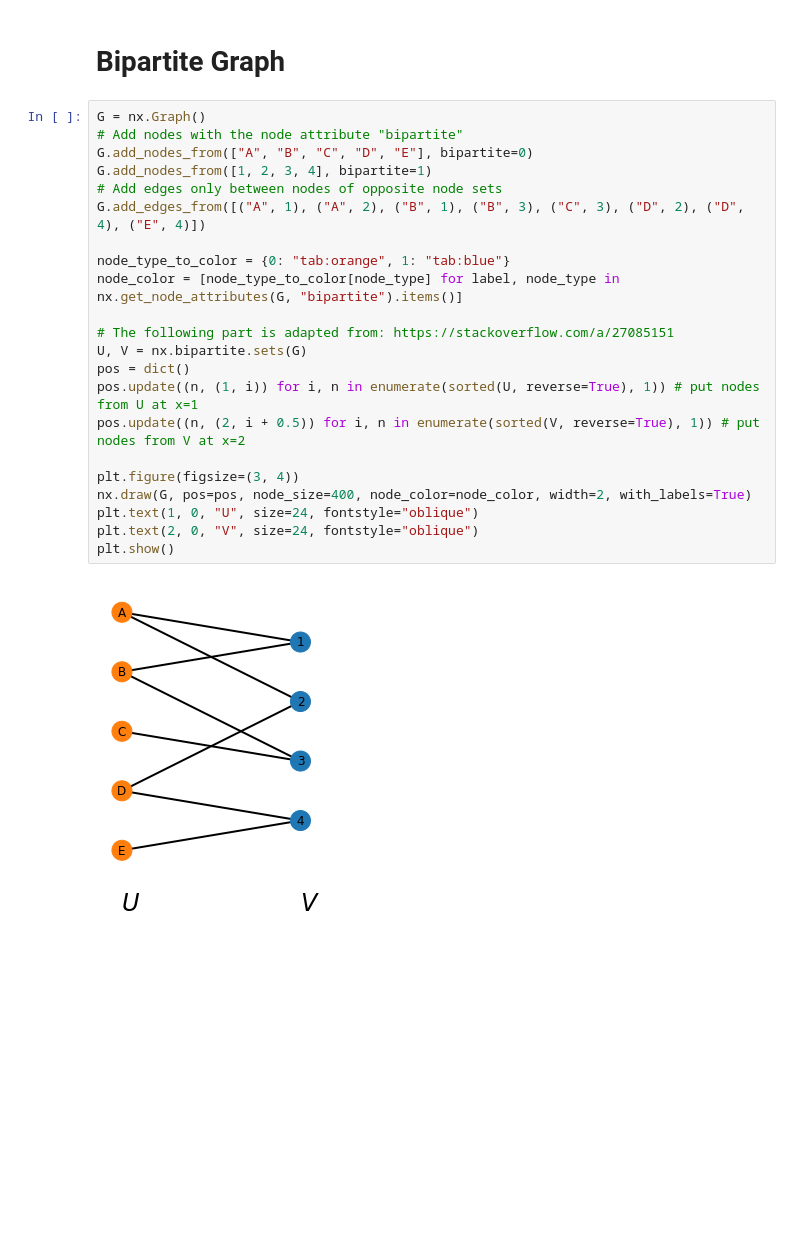
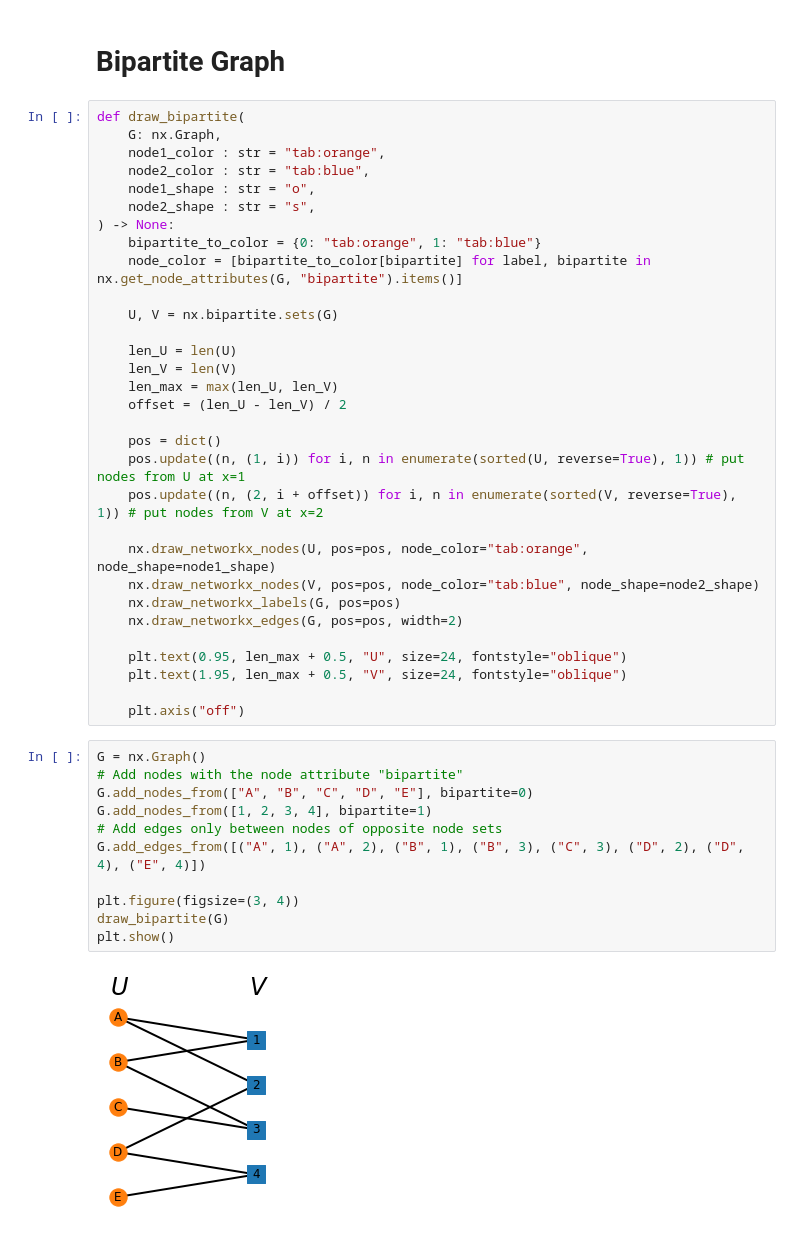
Before and after one commit to mnslarcher/cs224w-slides-to-code, a Jupyter notebook: notebooks/01_introduction_machine_learning_for_graphs.ipynb, the cells around one changed output. Saved outputs shown, nothing was run; the diff lists cells and outputs as text; blank space fills up the shorter version.

Commit message:
Add draw bipartite

```diff
--- a/notebooks/01_introduction_machine_learning_for_graphs.ipynb
+++ b/notebooks/01_introduction_machine_learning_for_graphs.ipynb
@@ -170,26 +170,46 @@ Avg. degree: 1.14
 # %% [markdown]
 # Bipartite Graph
 # %%
-G = nx.Graph()
-# Add nodes with the node attribute "bipartite"
-G.add_nodes_from(["A", "B", "C", "D", "E"], bipartite=0)
-G.add_nodes_from([1, 2, 3, 4], bipartite=1)
-# Add edges only between nodes of opposite node sets
-G.add_edges_from([("A", 1), ("A", 2), ("B", 1), ("B", 3), ("C", 3), ("D", 2), ("D", 4), ("E", 4)])
+def draw_bipartite(
+    G: nx.Graph,
+    node1_color : str = "tab:orange",
+    node2_color : str = "tab:blue",
+    node1_shape : str = "o",
+    node2_shape : str = "s",
+) -> None:
+    bipartite_to_color = {0: "tab:orange", 1: "tab:blue"}
+    node_color = [bipartite_to_color[bipartite] for label, bipartite in nx.get_node_attributes(G, "bipartite").items()]
 
-node_type_to_color = {0: "tab:orange", 1: "tab:blue"}
-node_color = [node_type_to_color[node_type] for label, node_type in nx.get_node_attributes(G, "bipartite").items()]
+    U, V = nx.bipartite.sets(G)
 
-# The following part is adapted from: https://stackoverflow.com/a/27085151
-U, V = nx.bipartite.sets(G)
-pos = dict()
-pos.update((n, (1, i)) for i, n in enumerate(sorted(U, reverse=True), 1)) # put nodes from U at x=1
-pos.update((n, (2, i + 0.5)) for i, n in enumerate(sorted(V, reverse=True), 1)) # put nodes from V at x=2
+    len_U = len(U)
+    len_V = len(V)
+    len_max = max(len_U, len_V)
+    offset = (len_U - len_V) / 2
 
-plt.figure(figsize=(3, 4))
-nx.draw(G, pos=pos, node_size=400, node_color=node_color, width=2, with_labels=True)
-plt.text(1, 0, "U", size=24, fontstyle="oblique")
-plt.text(2, 0, "V", size=24, fontstyle="oblique")
-plt.show()
+    pos = dict()
+    pos.update((n, (1, i)) for i, n in enumerate(sorted(U, reverse=True), 1)) # put nodes from U at x=1
+    pos.update((n, (2, i + offset)) for i, n in enumerate(sorted(V, reverse=True), 1)) # put nodes from V at x=2
+
+    nx.draw_networkx_nodes(U, pos=pos, node_color="tab:orange", node_shape=node1_shape)
+    nx.draw_networkx_nodes(V, pos=pos, node_color="tab:blue", node_shape=node2_shape)
+    nx.draw_networkx_labels(G, pos=pos)
+    nx.draw_networkx_edges(G, pos=pos, width=2)
+
+    plt.text(0.95, len_max + 0.5, "U", size=24, fontstyle="oblique")
+    plt.text(1.95, len_max + 0.5, "V", size=24, fontstyle="oblique")
+
+    plt.axis("off")
-# %% [output]
-[figure, removed]
+# %%
+G = nx.Graph()
+# Add nodes with the node attribute "bipartite"
+G.add_nodes_from(["A", "B", "C", "D", "E"], bipartite=0)
+G.add_nodes_from([1, 2, 3, 4], bipartite=1)
+# Add edges only between nodes of opposite node sets
+G.add_edges_from([("A", 1), ("A", 2), ("B", 1), ("B", 3), ("C", 3), ("D", 2), ("D", 4), ("E", 4)])
+
+plt.figure(figsize=(3, 4))
+draw_bipartite(G)
+plt.show()
+# %% [output]
+[figure, added]
```
Also changed, not shown: parts of 2 cells of this notebook.
